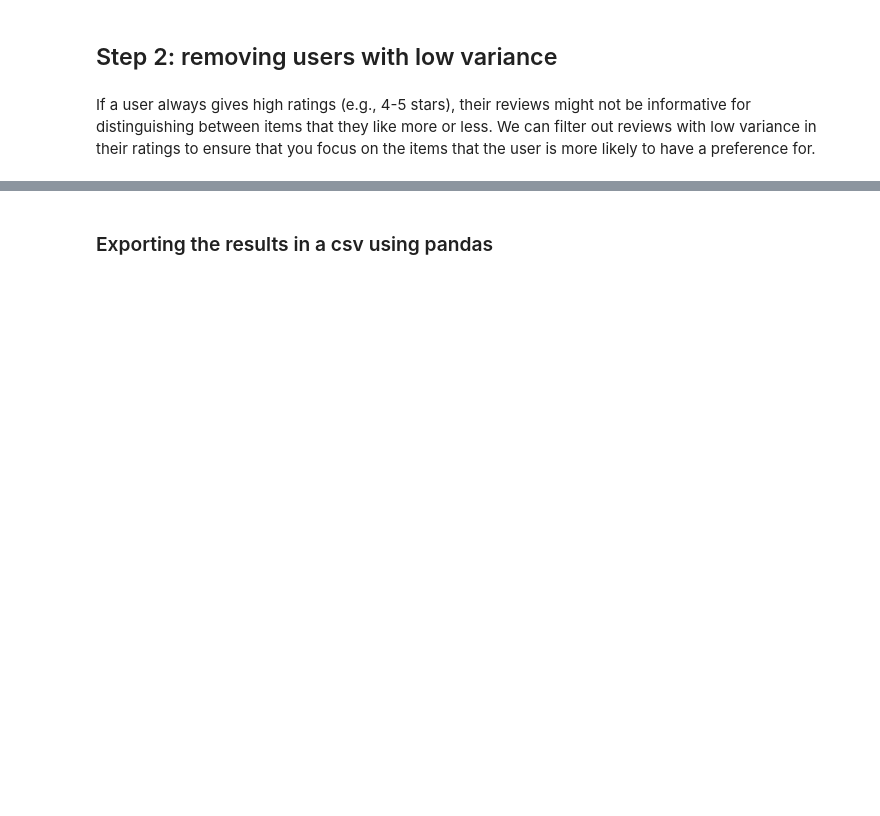
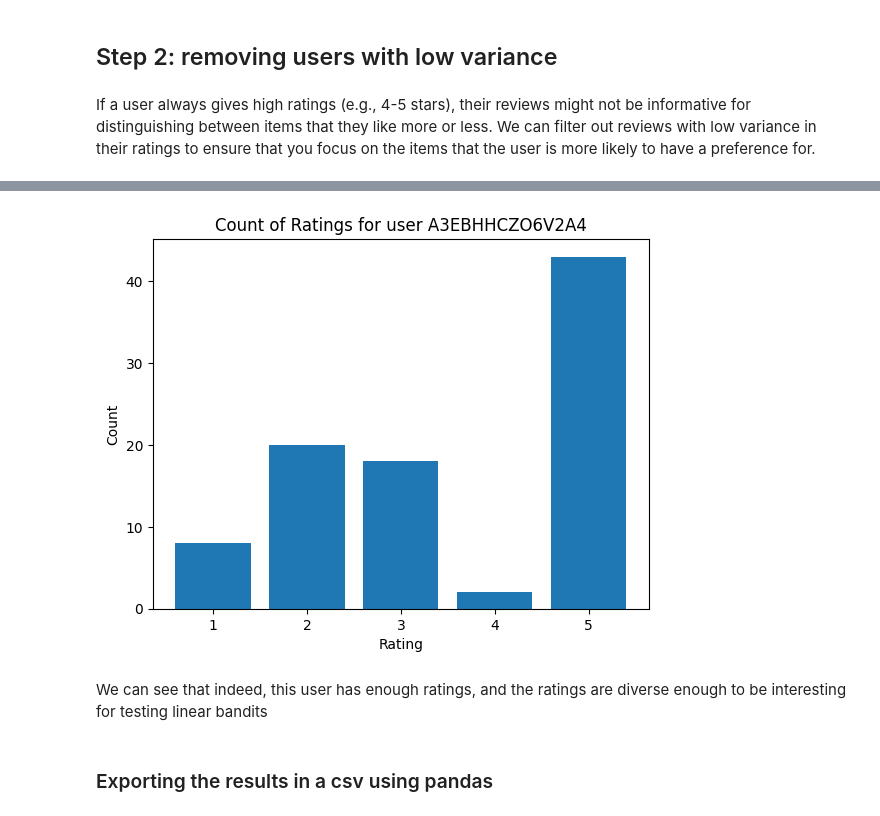
Before and after one commit to Thosam1/BachelorProject, a Jupyter notebook: Bandits/data-preprocessing/amazon_music_filtering.ipynb, the cells around one changed output, grey strips where cells are left out. Cells and saved outputs as stored; diff of their text form; code cells hidden in the pictures; blank space fills up the shorter version.

Commit message:
added some sanity check and exported as csv

```diff
--- a/Bandits/data-preprocessing/amazon_music_filtering.ipynb
+++ b/Bandits/data-preprocessing/amazon_music_filtering.ipynb
@@ -122,7 +126,7 @@ print(list(reviews_by_reviewer_filtered_by_nb_of_reviews.items())[:5])
 If a user always gives high ratings (e.g., 4-5 stars), their reviews might not be informative for distinguishing between items that they like more or less. We can filter out reviews with low variance in their ratings to ensure that you focus on the items that the user is more likely to have a preference for.
 # %%
 # Filter out reviewers with fewer than a constant number of variance
-MIN_VARIANCE = 2.25
+MIN_VARIANCE = 1.0
 
 # Create a dictionary to store the filtered dictionary
 reviews_by_reviewer_filtered_by_variance = {}
@@ -130,27 +134,27 @@ reviews_by_reviewer_filtered_by_variance = {}
 # Loop through the reviews and add them to the dictionary
 for key in reviews_by_reviewer_filtered_by_nb_of_reviews:
     reviewer_id = key
-    reviews_list = reviews_by_reviewer_filtered_by_nb_of_reviews[reviewer_id]
-    n = len(reviews_list)
+    reviews_dict = reviews_by_reviewer_filtered_by_nb_of_reviews[reviewer_id]
+    n = len(reviews_dict.keys())
 
     # Calculating the average of all ratings for this particular reviewer
     avg = 0.
-    for review in reviews_list:
-        review_rating = review['overall']
+    for review_key in reviews_dict:
+        review_rating = reviews_dict[review_key]
         avg += review_rating
     avg = avg / float(n)
 
     # Calculating the variance for this particular reviewer
     variance = 0.
-    for review in reviews_list:
-        review_rating = review['overall']
+    for reviews_key in reviews_dict:
+        review_rating = reviews_dict[reviews_key]
         variance += (review_rating - avg)**2
     if(n > 1):
         variance /= n - 1
 
     # Adding this reviewer with their review to the dictionary if enough variance
     if(variance >= MIN_VARIANCE):
-        reviews_by_reviewer_filtered_by_variance[reviewer_id] = reviews_list
+        reviews_by_reviewer_filtered_by_variance[reviewer_id] = reviews_dict
 # %%
 # Printing the number of reviewers after filtering by variance
 print("Total number of reviewers with more than " + str(MIN_NUM_REVIEWS) + " reviews and " + str(MIN_VARIANCE) + " variance : " + str(len(reviews_by_reviewer_filtered_by_variance)))
@@ -160,3 +168,33 @@ print(list(reviews_by_reviewer_filtered_by_variance.items())[:5])
+# %%
+def plot_ratings_for_user(user_id, dictionary):
+    ratings_count = {
+        1: 0,
+        2: 0,
+        3: 0,
+        4: 0,
+        5: 0
+    }
+    ratings_list = dictionary[user_id].values()
+    for rating in ratings_list:
+        ratings_count[rating] += 1
+
+    ratings = sorted(ratings_count.items())
+
+    x = [rating[0] for rating in ratings]
+    y = [rating[1] for rating in ratings]
+
+    plt.bar(x, y)
+    plt.xlabel('Rating')
+    plt.ylabel('Count')
+    plt.title('Count of Ratings for user ' + user_id)
+    plt.show()
+# %%
+# For sanity check
+plot_ratings_for_user('A3EBHHCZO6V2A4', reviews_by_reviewer_filtered_by_variance)
+# %% [output]
+[figure, added]
+# %% [markdown]
+We can see that indeed, this user has enough ratings, and the ratings are diverse enough to be interesting for testing linear bandits
 # %% [markdown]
 ### Exporting the results in a csv using pandas
 # %%
```
Also changed, not shown: parts of 13 cells of this notebook, 1 other file.
